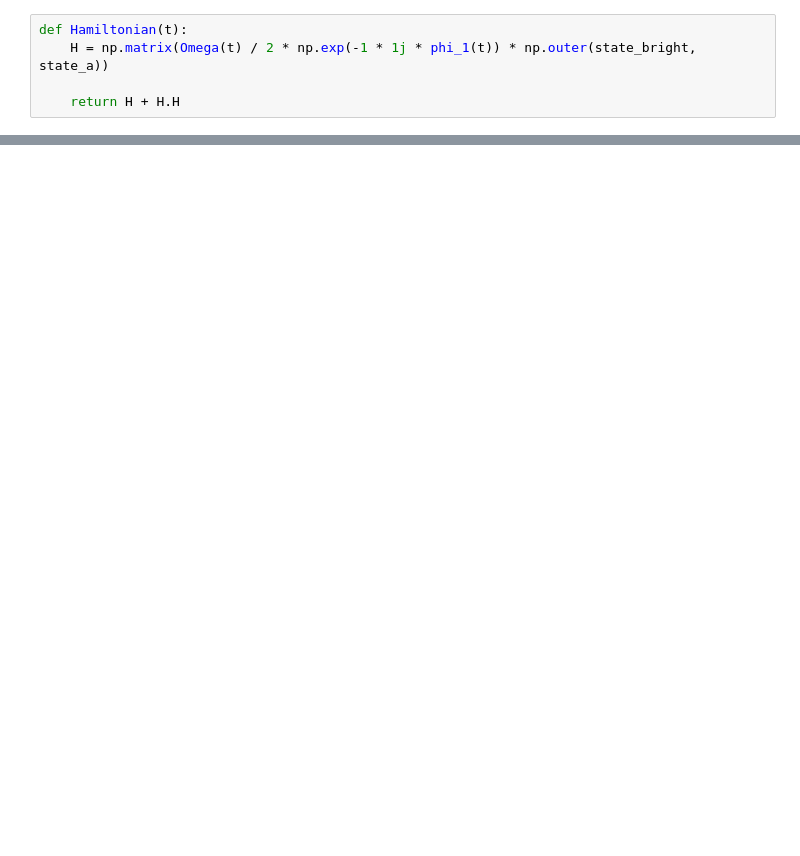
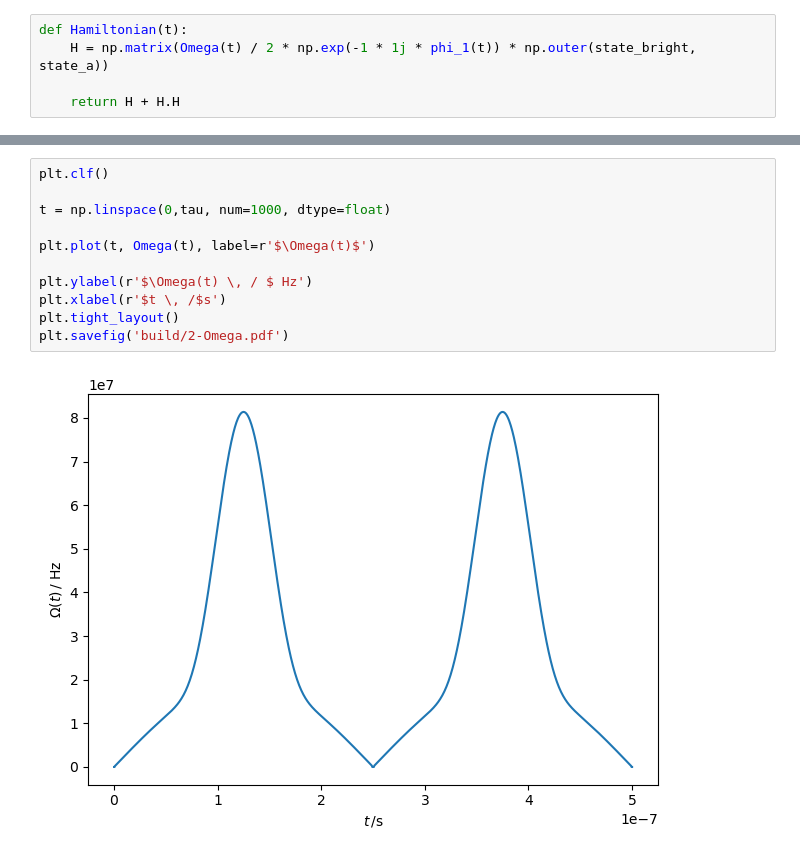
Before and after one commit to dormail/Quantum-Information-2, a Jupyter notebook: term_project/single_qubit_x.ipynb, the cells around one changed output, grey strips where cells are left out. Cells and saved outputs as stored; diff of their text form; blank space fills up the shorter version.

```diff
--- a/term_project/single_qubit_x.ipynb
+++ b/term_project/single_qubit_x.ipynb
@@ -37,0 +187,13 @@ matrix([[ 0.        +0.j        , -0.29426025+0.64297038j,
+# %%
+plt.clf()
+
+t = np.linspace(0,tau, num=1000, dtype=float)
+
+plt.plot(t, Omega(t), label=r'$\Omega(t)$')
+
+plt.ylabel(r'$\Omega(t) \, / $ Hz')
+plt.xlabel(r'$t \, /$s')
+plt.tight_layout()
+plt.savefig('build/2-Omega.pdf')
+# %% [output]
+[figure, added]
```
Also changed, not shown: parts of 20 cells of this notebook.
